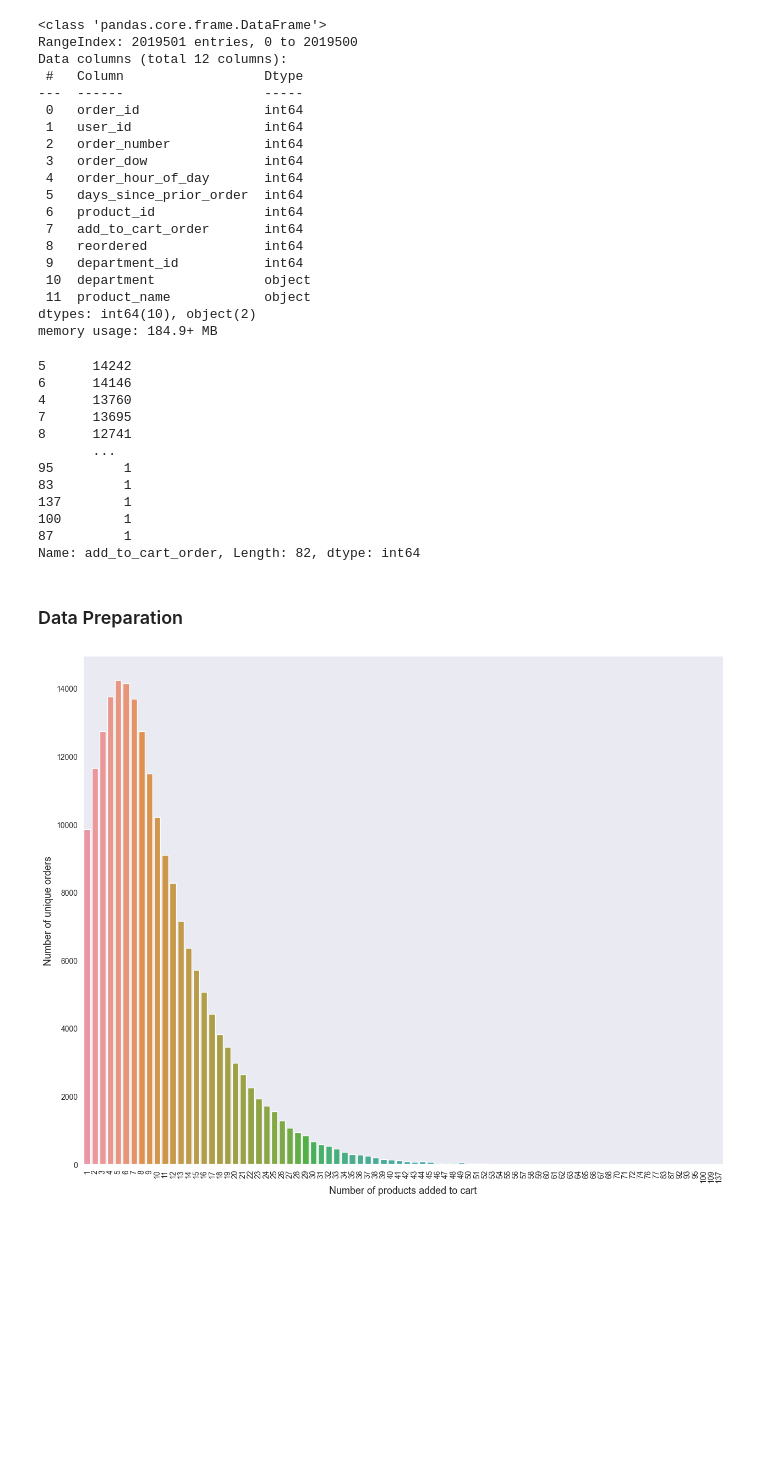
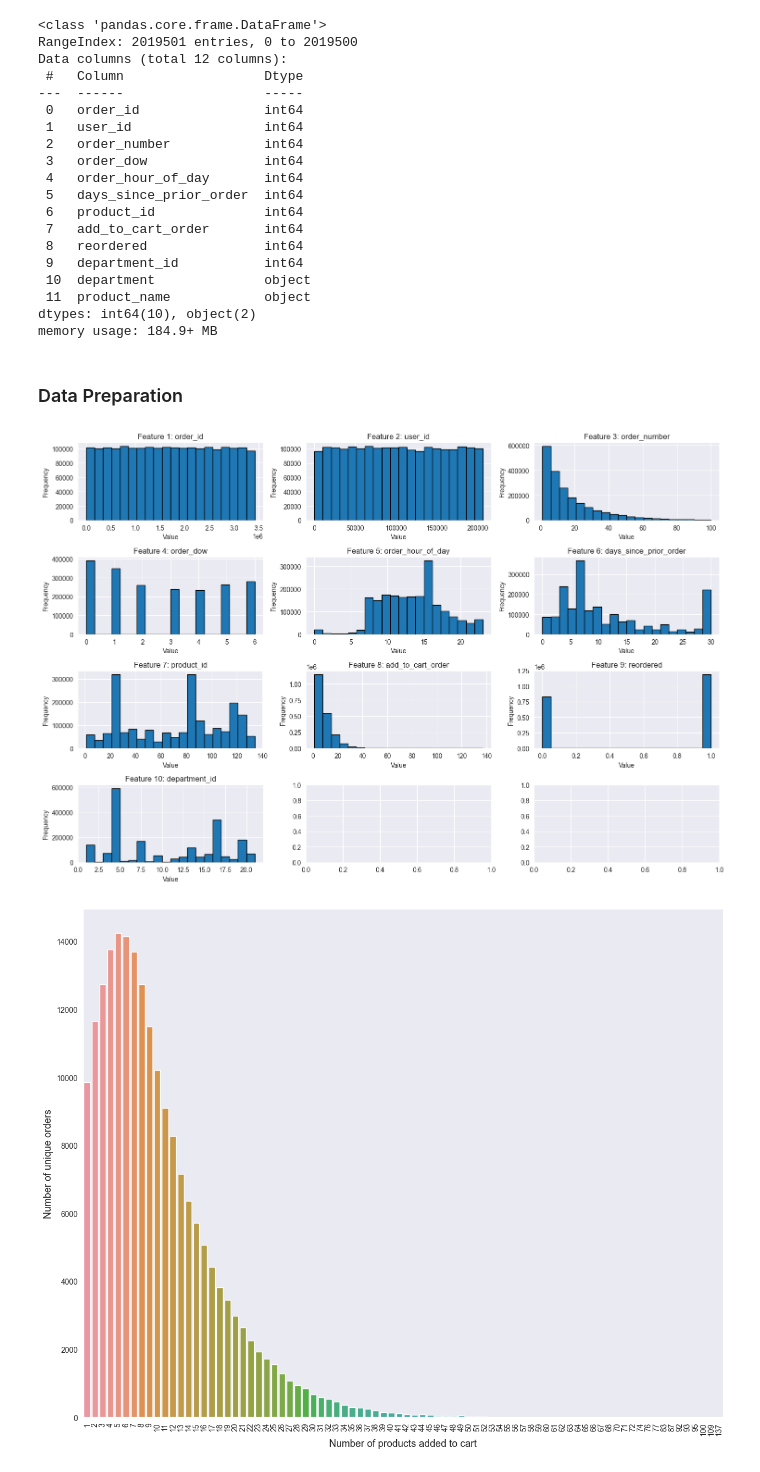
Before and after one commit to Alirezarahhmati/MarketProphet, a Jupyter notebook: MarketProphet.ipynb, the cells around one changed output. Cells and saved outputs as stored; diff of their text form; code cells hidden in the pictures; blank space fills up the shorter version.

```diff
--- a/MarketProphet.ipynb
+++ b/MarketProphet.ipynb
@@ -12,6 +12,8 @@ import seaborn as sns
 # %%
 data_frame = pd.read_csv('E:\\University\\Machine Learning\\Asignments\\Serie 3\\ECommerce_consumer behaviour.csv')
 
+data = data_frame.copy()
+
 data_frame
 # %% [output]
 |  | order_id | user_id | order_number | order_dow | order_hour_of_day | days_since_prior_order | product_id | ... |
@@ -122,26 +124,31 @@ Data columns (total 12 columns):
  11  product_name            object
 dtypes: int64(10), object(2)
 memory usage: 184.9+ MB
-# %%
-grouped = data_frame.groupby("order_id")["add_to_cart_order"].aggregate("max").reset_index()
-grouped = grouped.add_to_cart_order.value_counts()
-
-grouped
-# %% [output]
-5      14242
-6      14146
-4      13760
-7      13695
-8      12741
-       ...
-95         1
-83         1
-137        1
-100        1
-87         1
-Name: add_to_cart_order, Length: 82, dtype: int64
 # %% [markdown]
 ### Data Preparation
+# %%
+import matplotlib.pyplot as plt
+
+feature_names = ['order_id', 'user_id', 'order_number', 'order_dow', 'order_hour_of_day', 'days_since_prior_order', 'product_id'
+                 , 'add_to_cart_order', 'reordered', 'department_id']
+
+num_features = 10
+num_rows = int(num_features/3) + (num_features % 3 > 0)
+num_cols = 3
+
+fig, axes = plt.subplots(num_rows, num_cols, figsize=(15, 10))
+axes = axes.flatten()
+
+for i, feature in enumerate(range(num_features)):
+    axes[i].hist(data.iloc[:, feature], bins=20, edgecolor='black')
+    axes[i].set_title(f'Feature {feature+1}: {feature_names[feature]}')
+    axes[i].set_xlabel('Value')
+    axes[i].set_ylabel('Frequency')
+
+plt.tight_layout()
+plt.show()
+# %% [output]
+[figure, added]
 # %%
 grouped = data_frame.groupby("order_id")["add_to_cart_order"].aggregate("max").reset_index()
 grouped = grouped.add_to_cart_order.value_counts()
```
Also changed, not shown: parts of 27 cells of this notebook.
